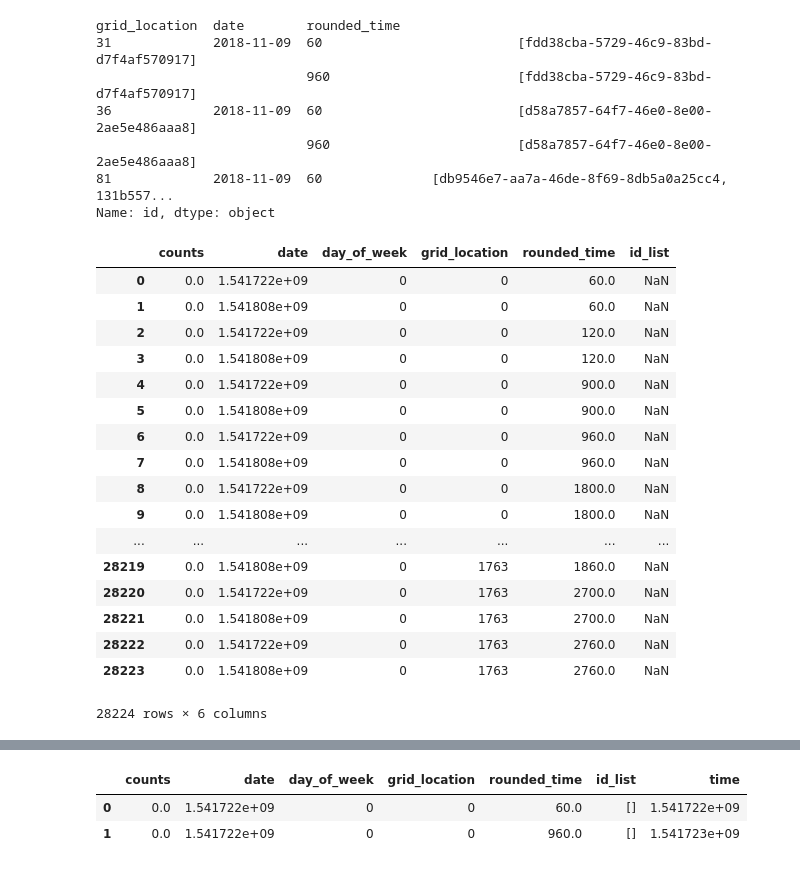
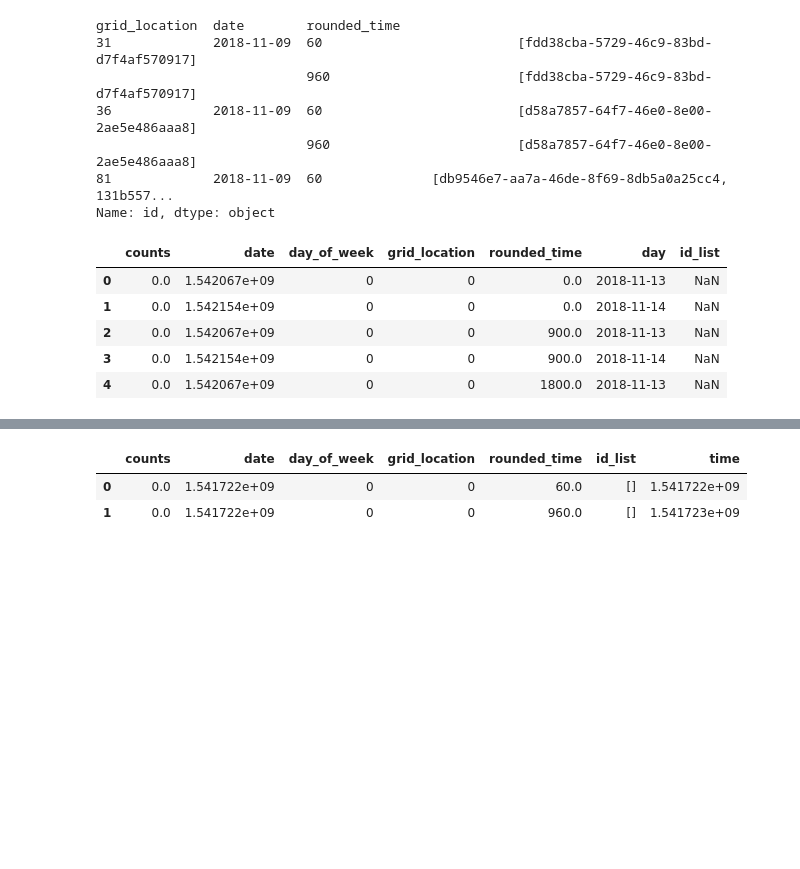
Before and after one commit to johnhayes20/Fantastic-Scooters-and-How-to-Redestribute-Them, a Jupyter notebook: Data Cleaning.ipynb, the cells around one changed output, grey strips where cells are left out. Cells and saved outputs as stored; diff of their text form; code cells hidden in the pictures; blank space fills up the shorter version.

```diff
--- a/Data Cleaning.ipynb
+++ b/Data Cleaning.ipynb
@@ -9,9 +9,9 @@ import folium
 from folium.plugins import MarkerCluster
 import datetime
 # %%
-def get_data(n=500000):
+def get_data(n=1000000):
 
-    df = pd.read_csv('bird_data.csv')
+    df = pd.read_csv('bird_data-nov19.csv')
     df.drop(['code', 'captive'], axis=1, inplace=True)
 
     temp_df = df.head(n)
@@ -144,12 +144,10 @@ def add_rounded_time(df, interval=15):
 
     '''
     df['rounded_time'] = pd.to_datetime(df['time']).dt.round('15min')
-    #df['rounded_time'] = pd.to_datetime(df['time']).dt.round("Min").apply(lambda dt: datetime.datetime(dt.year, dt.month, dt.day, dt.hour,15*round((float(dt.minute) + float(dt.second)/60) / interval)))
-    #df['rounded_time'] = pd.Series([val.time() for val in df['rounded_time']])
 
     df_time = pd.to_datetime(df["rounded_time"])
 
-    df['rounded_time'] = df_time.dt.hour*60+df_time.dt.minute*60 + df_time.dt.second
+    df['rounded_time'] = df_time.dt.hour*3600+df_time.dt.minute*60 + df_time.dt.second
 
 
     return df
@@ -374,4 +374,5 @@ for train_index, test_index in tscv.split(X):
 # %%
+new_df['day'] = new_df['date']
 new_df['date'] =(new_df['date'] - datetime.datetime(1970,1,1)).dt.total_seconds()
 # %%
 new_df.head()
@@ -399,30 +400,18 @@ Name: id, dtype: object
 # %%
 group_df
 g = df.groupby(['grid_location', 'date', 'rounded_time'])['id'].apply(list).reset_index(name='id_list')
 #g['size'] = df.groupby(['grid_location', 'date', 'rounded_time'])['id'].transform('size')
 g['date'] =(g['date'] - datetime.datetime(1970,1,1)).dt.total_seconds()
 #new_df
 merger_df = pd.merge(new_df, g, on=['grid_location', 'date', 'rounded_time'], how='outer')
-merger_df
+merger_df.head()
 # %% [output]
-|  | counts | date | day_of_week | grid_location | rounded_time | id_list |
-| 0 | 0.0 | 1.541722e+09 | 0 | 0 | 60.0 | NaN |
-| 1 | 0.0 | 1.541808e+09 | 0 | 0 | 60.0 | NaN |
-| 2 | 0.0 | 1.541722e+09 | 0 | 0 | 120.0 | NaN |
-| 3 | 0.0 | 1.541808e+09 | 0 | 0 | 120.0 | NaN |
-| 4 | 0.0 | 1.541722e+09 | 0 | 0 | 900.0 | NaN |
-| 5 | 0.0 | 1.541808e+09 | 0 | 0 | 900.0 | NaN |
-| 6 | 0.0 | 1.541722e+09 | 0 | 0 | 960.0 | NaN |
-| 7 | 0.0 | 1.541808e+09 | 0 | 0 | 960.0 | NaN |
-| 8 | 0.0 | 1.541722e+09 | 0 | 0 | 1800.0 | NaN |
-| 9 | 0.0 | 1.541808e+09 | 0 | 0 | 1800.0 | NaN |
-| ... | ... | ... | ... | ... | ... | ... |
-| 28219 | 0.0 | 1.541808e+09 | 0 | 1763 | 1860.0 | NaN |
-| 28220 | 0.0 | 1.541722e+09 | 0 | 1763 | 2700.0 | NaN |
-| 28221 | 0.0 | 1.541808e+09 | 0 | 1763 | 2700.0 | NaN |
-| 28222 | 0.0 | 1.541722e+09 | 0 | 1763 | 2760.0 | NaN |
-| 28223 | 0.0 | 1.541808e+09 | 0 | 1763 | 2760.0 | NaN |
+|  | counts | date | day_of_week | grid_location | rounded_time | day | id_list |
+| 0 | 0.0 | 1.542067e+09 | 0 | 0 | 0.0 | 2018-11-13 | NaN |
+| 1 | 0.0 | 1.542154e+09 | 0 | 0 | 0.0 | 2018-11-14 | NaN |
+| 2 | 0.0 | 1.542067e+09 | 0 | 0 | 900.0 | 2018-11-13 | NaN |
+| 3 | 0.0 | 1.542154e+09 | 0 | 0 | 900.0 | 2018-11-14 | NaN |
+| 4 | 0.0 | 1.542067e+09 | 0 | 0 | 1800.0 | 2018-11-13 | NaN |
-28224 rows × 6 columns
 # %%
 isnull = merger_df.id_list.isnull()
 
```
Also changed, not shown: parts of 21 cells of this notebook.
